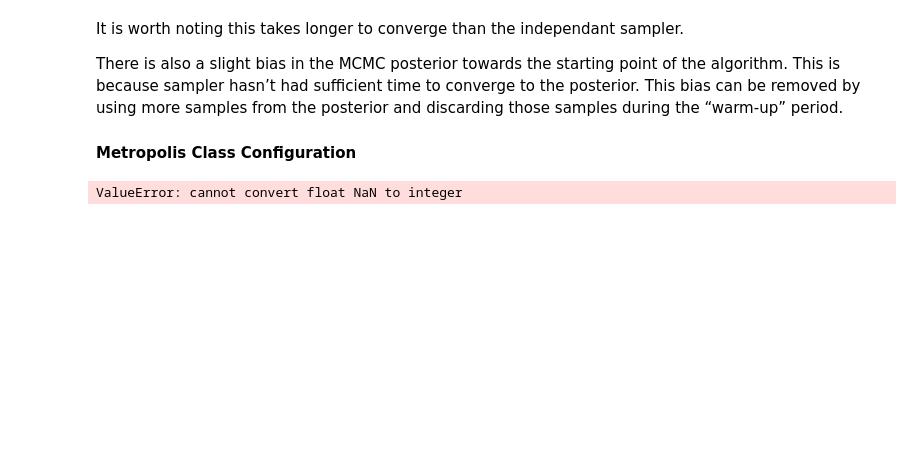
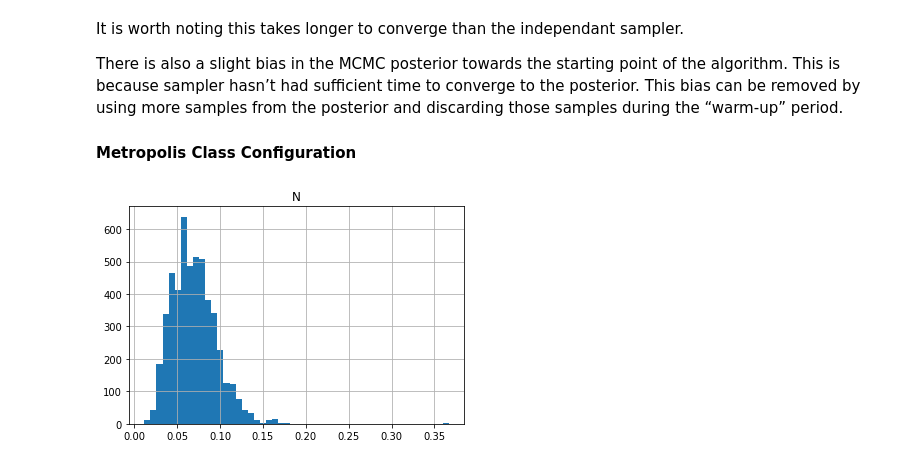
Before and after one commit to KCGallagher/periodic-sampling, a Jupyter notebook: periodic_sampling/sampling_methods/exampler.ipynb, the cells around one changed output. Cells and saved outputs as stored; diff of their text form; code cells hidden in the pictures; blank space fills up the shorter version.

```diff
--- a/periodic_sampling/sampling_methods/exampler.ipynb
+++ b/periodic_sampling/sampling_methods/exampler.ipynb
@@ -341,18 +341,18 @@ There is also a slight bias in the MCMC posterior towards the starting point of
 # %%
 from metropolis_sampler import MetropolisParameter, MetropolisSampler
 
-a=1; b=1  # Prior distribution parameters
+a = 1; b = 1  # Prior distribution parameters
 N = 100; X = 6  # Sample data (6 positive cases out of 100)
 
 N_param = MetropolisParameter(
     value=np.random.random(),  # Initial value
     step_size=0.1,
     prior=lambda x : ss.beta.pdf(x=x, a=a, b=b),
     likelihood=lambda x : ss.binom.pmf(k=X, n=N, p=x)
 )
 
 met_sampler = MetropolisSampler(params={'N': N_param})
-met_output = met_sampler.sampling_routine(step_num=1000)
+met_output = met_sampler.sampling_routine(step_num=5000)
 met_output.hist('N', bins=50);
 # %% [output]
-ValueError: cannot convert float NaN to integer
+[figure, added]
```
Also changed, not shown: parts of 8 cells of this notebook, 1 other file.
